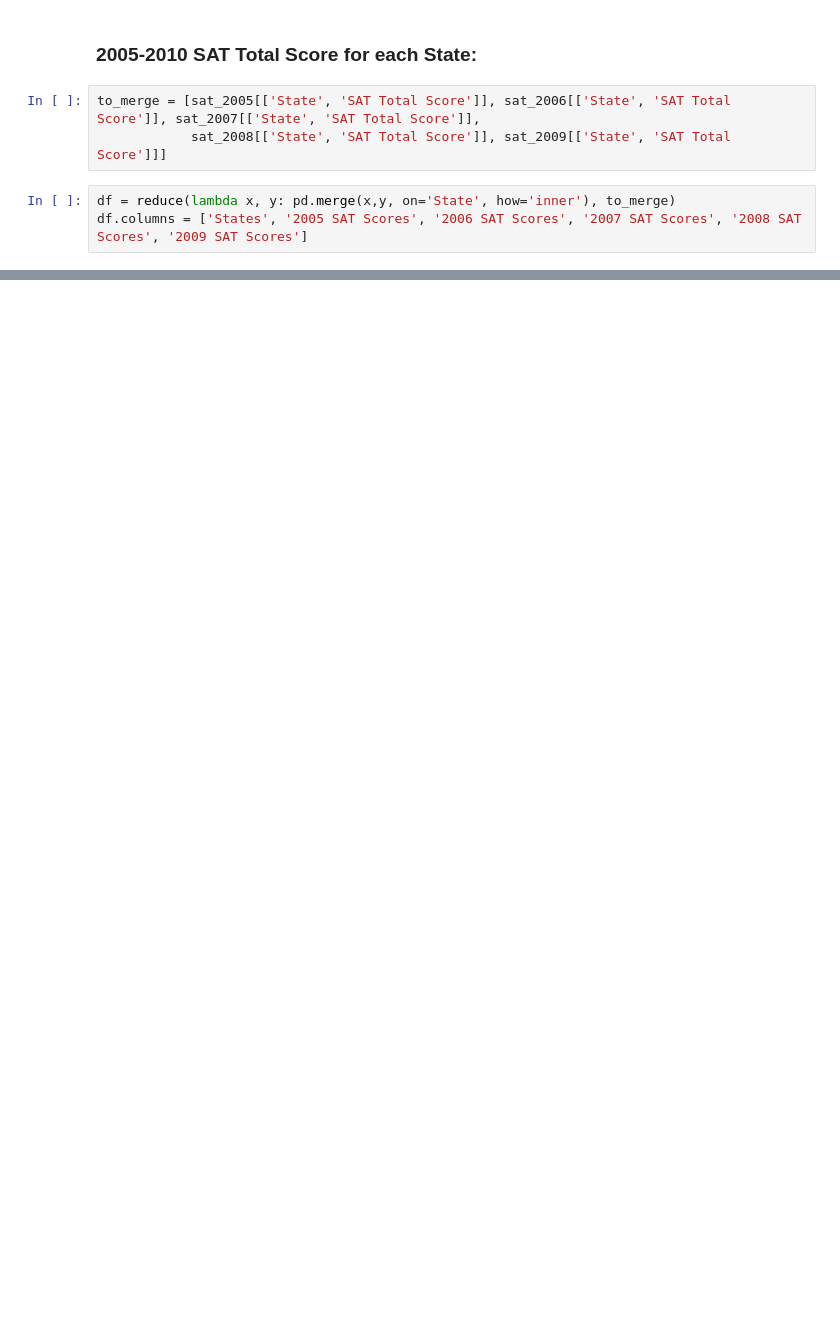
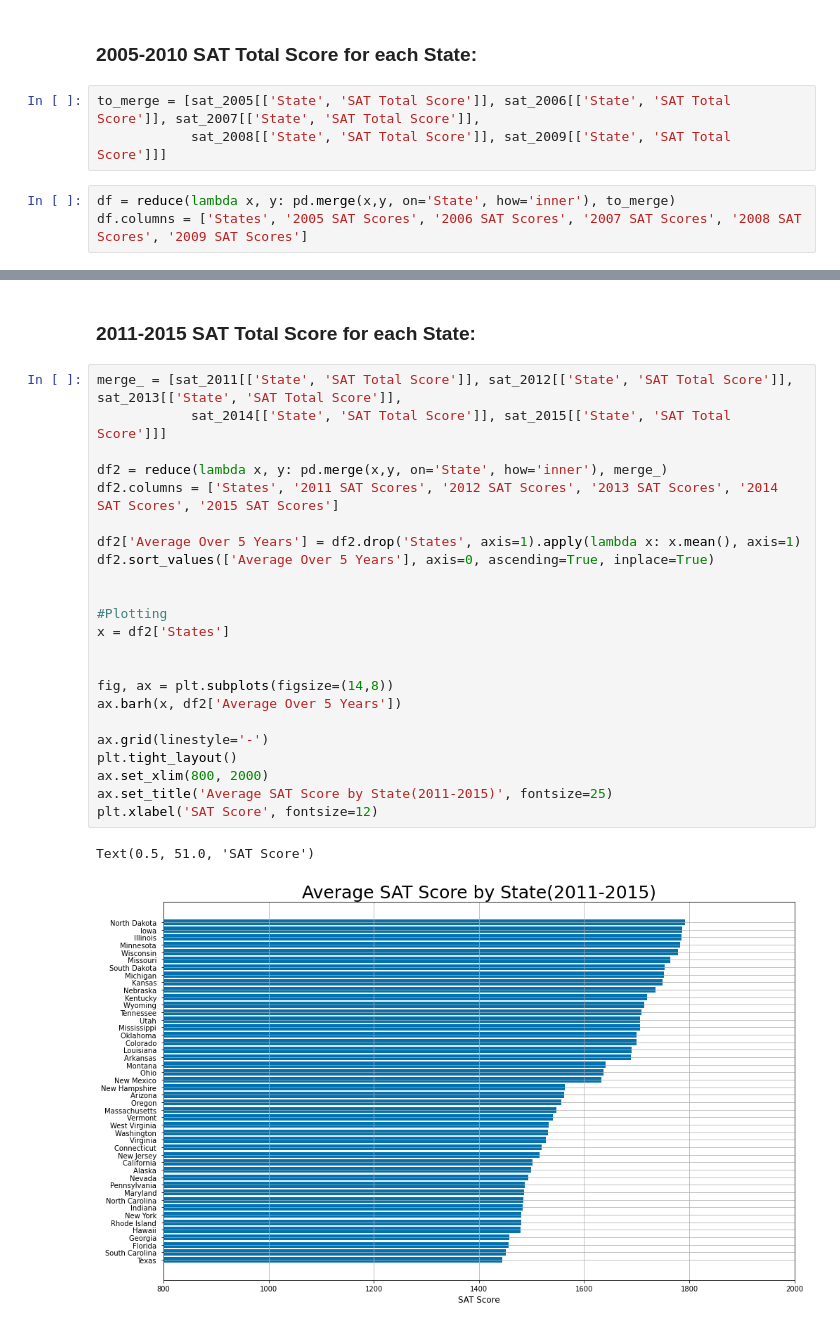
Before and after one commit to phamc4/Projects, a Jupyter notebook: SAT_changes.ipynb, the cells around one changed output, grey strips where cells are left out. Cells and saved outputs as stored; diff of their text form; blank space fills up the shorter version.

```diff
--- a/SAT_changes.ipynb
+++ b/SAT_changes.ipynb
@@ -148,0 +128,28 @@ df
+# %% [markdown]
+### 2011-2015 SAT Total Score for each State:
+# %%
+merge_ = [sat_2011[['State', 'SAT Total Score']], sat_2012[['State', 'SAT Total Score']], sat_2013[['State', 'SAT Total Score']],
+            sat_2014[['State', 'SAT Total Score']], sat_2015[['State', 'SAT Total Score']]]
+
+df2 = reduce(lambda x, y: pd.merge(x,y, on='State', how='inner'), merge_)
+df2.columns = ['States', '2011 SAT Scores', '2012 SAT Scores', '2013 SAT Scores', '2014 SAT Scores', '2015 SAT Scores']
+
+df2['Average Over 5 Years'] = df2.drop('States', axis=1).apply(lambda x: x.mean(), axis=1)
+df2.sort_values(['Average Over 5 Years'], axis=0, ascending=True, inplace=True)
+
+
+#Plotting
+x = df2['States']
+
+
+fig, ax = plt.subplots(figsize=(14,8))
+ax.barh(x, df2['Average Over 5 Years'])
+
+ax.grid(linestyle='-')
+plt.tight_layout()
+ax.set_xlim(800, 2000)
+ax.set_title('Average SAT Score by State(2011-2015)', fontsize=25)
+plt.xlabel('SAT Score', fontsize=12)
+# %% [output]
+Text(0.5, 51.0, 'SAT Score')
+[figure, added]
```
Also changed, not shown: parts of 5 cells of this notebook.
